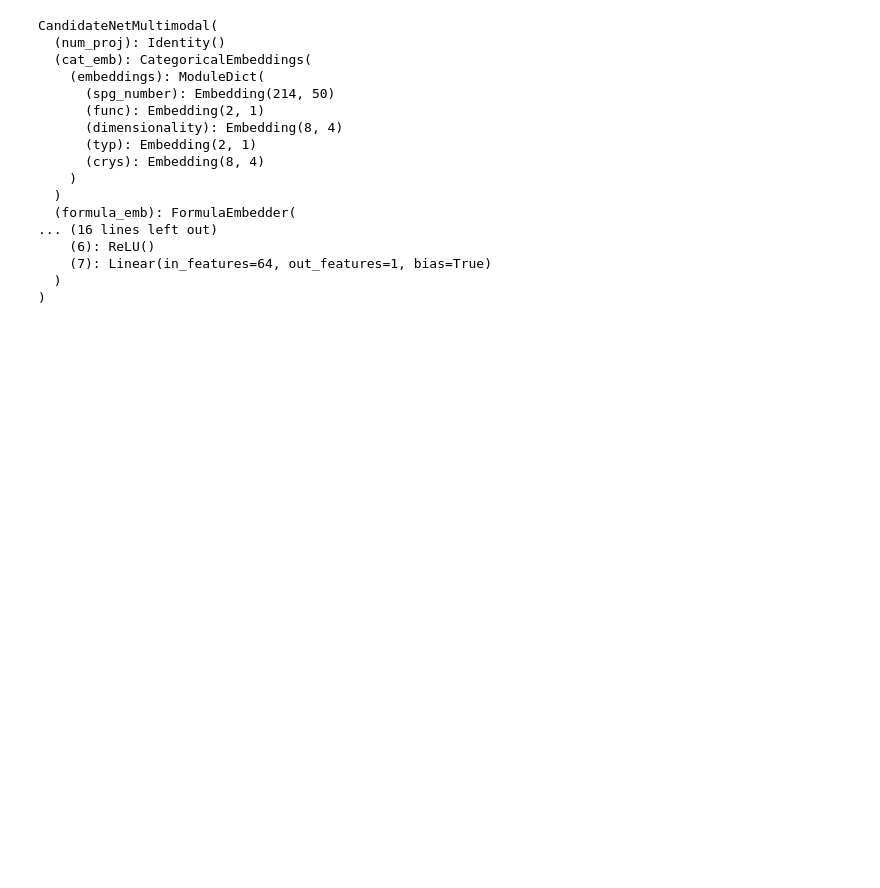
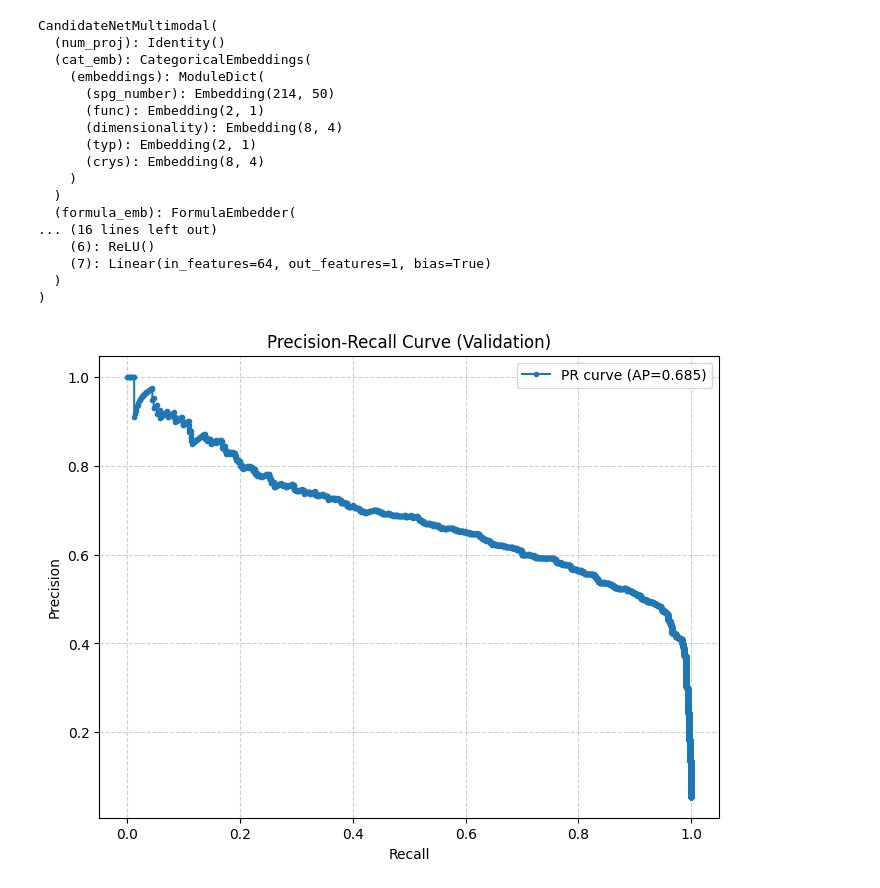
Before and after one commit to Jehad142/ml-final-project-team2, a Jupyter notebook: code/jarvis/gnn_model.ipynb, the cells around one changed output. Cells and saved outputs as stored; diff of their text form; code cells hidden in the pictures; blank space fills up the shorter version.

```diff
--- a/code/jarvis/gnn_model.ipynb
+++ b/code/jarvis/gnn_model.ipynb
@@ -652,3 +791,21 @@ CandidateNetMultimodal(
     (7): Linear(in_features=64, out_features=1, bias=True)
   )
 )
+# %%
+import matplotlib.pyplot as plt
+from sklearn.metrics import precision_recall_curve, average_precision_score
+
+# Recall: y_true (0/1 labels) and y_prob (predicted probabilities)
+precision, recall, thresholds = precision_recall_curve(y_true, y_prob)
+avg_prec = average_precision_score(y_true, y_prob)
+
+plt.figure(figsize=(8,6))
+plt.plot(recall, precision, marker='.', label=f'PR curve (AP={avg_prec:.3f})')
+plt.xlabel("Recall")
+plt.ylabel("Precision")
+plt.title("Precision-Recall Curve (Validation)")
+plt.legend()
+plt.grid(True, linestyle="--", alpha=0.6)
+plt.show()
+# %% [output]
+[figure, added]
```
Also changed, not shown: parts of 28 cells of this notebook.
